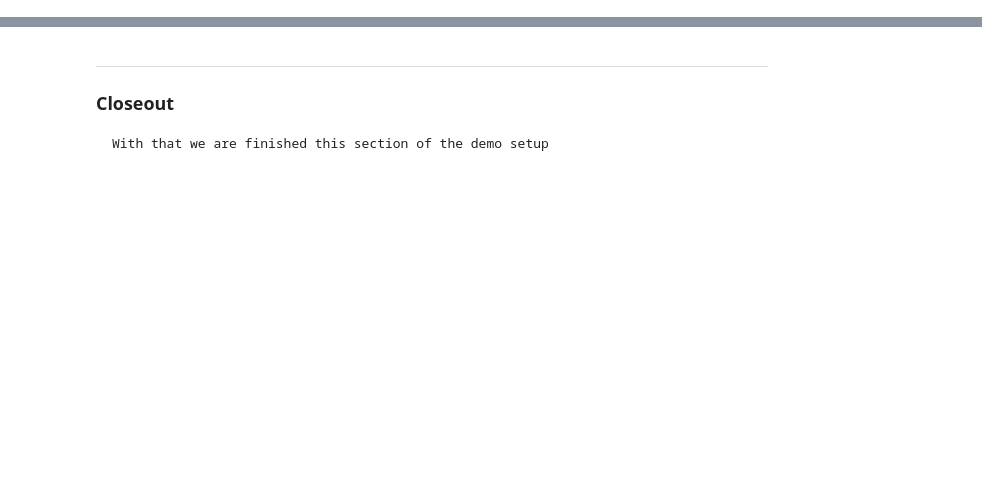
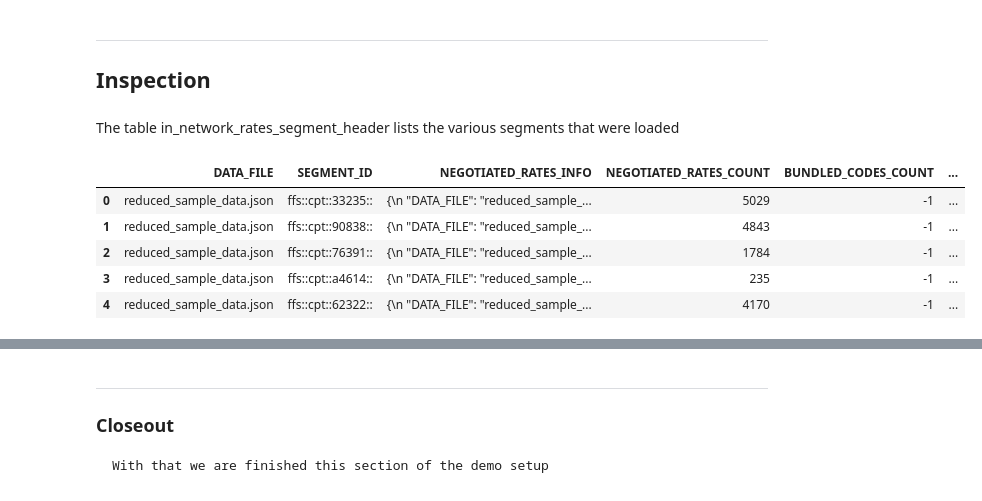
Before and after one commit to Snowflake-Labs/CMSgov-pricing-transparency, a Jupyter notebook: src/notebook/Load_segments.ipynb, the cells around one changed output, grey strips where cells are left out. Cells and saved outputs as stored; diff of their text form; code cells hidden in the pictures; blank space fills up the shorter version.

```diff
--- a/src/notebook/Load_segments.ipynb
+++ b/src/notebook/Load_segments.ipynb
@@ -69,0 +111,19 @@ Define the inference function
+# %% [markdown]
+---
+## Inspection
+# %%
+display(Markdown("The table in_network_rates_segment_header lists the various segments that were loaded"))
+
+df = (sp_session.table('in_network_rates_segment_header')
+        .sample(n=5)
+        .to_pandas())
+
+display(df)
+# %% [output]
+The table in_network_rates_segment_header lists the various segments that were loaded
+|  | DATA_FILE | SEGMENT_ID | NEGOTIATED_RATES_INFO | NEGOTIATED_RATES_COUNT | BUNDLED_CODES_COUNT | ... |
+| 0 | reduced_sample_data.json | ffs::cpt::33235:: | {\n "DATA_FILE": "reduced_sample_... | 5029 | -1 | ... |
+| 1 | reduced_sample_data.json | ffs::cpt::90838:: | {\n "DATA_FILE": "reduced_sample_... | 4843 | -1 | ... |
+| 2 | reduced_sample_data.json | ffs::cpt::76391:: | {\n "DATA_FILE": "reduced_sample_... | 1784 | -1 | ... |
+| 3 | reduced_sample_data.json | ffs::cpt::a4614:: | {\n "DATA_FILE": "reduced_sample_... | 235 | -1 | ... |
+| 4 | reduced_sample_data.json | ffs::cpt::62322:: | {\n "DATA_FILE": "reduced_sample_... | 4170 | -1 | ... |
```
Also changed, not shown: parts of 11 cells of this notebook.
